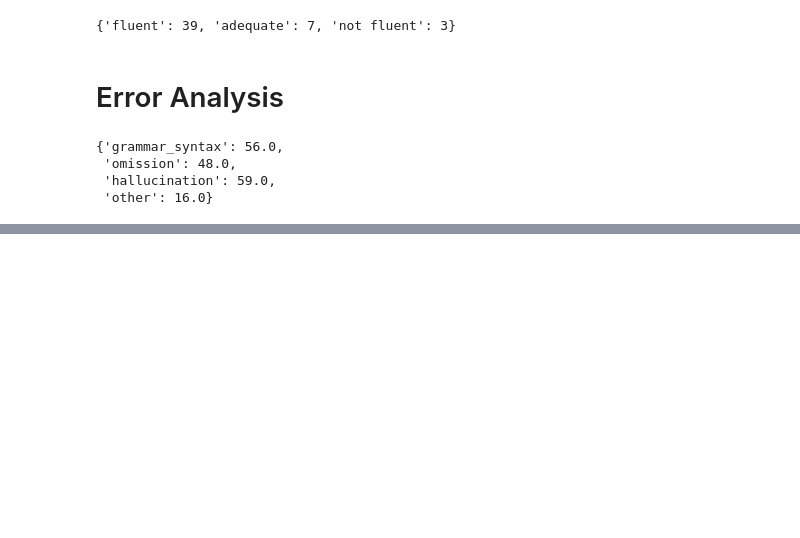
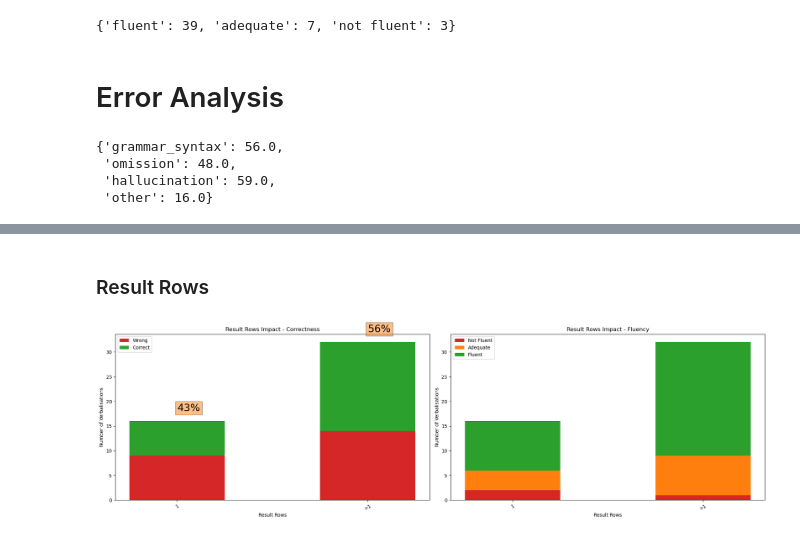
Before and after one commit to athenarc/Data2Text, a Jupyter notebook: tools/human_evaluation/cordis_qualtrics/result_analysis.ipynb, the cells around one changed output, grey strips where cells are left out. Cells and saved outputs as stored; diff of their text form; code cells hidden in the pictures; blank space fills up the shorter version.

```diff
--- a/tools/human_evaluation/cordis_qualtrics/result_analysis.ipynb
+++ b/tools/human_evaluation/cordis_qualtrics/result_analysis.ipynb
@@ -126,0 +192,6 @@ summed_errors
+# %% [markdown]
+### Result Rows
+# %%
+produce_barplot(perf_df, 'Result Rows')
+# %% [output]
+[figure, added]
```
Also changed, not shown: parts of 10 cells of this notebook, 1 other file.
